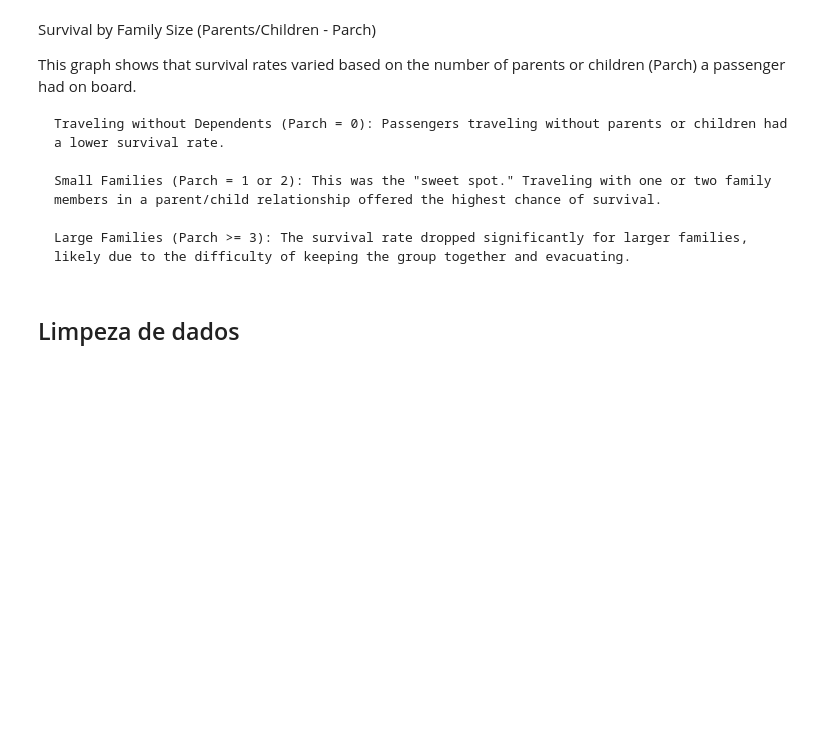
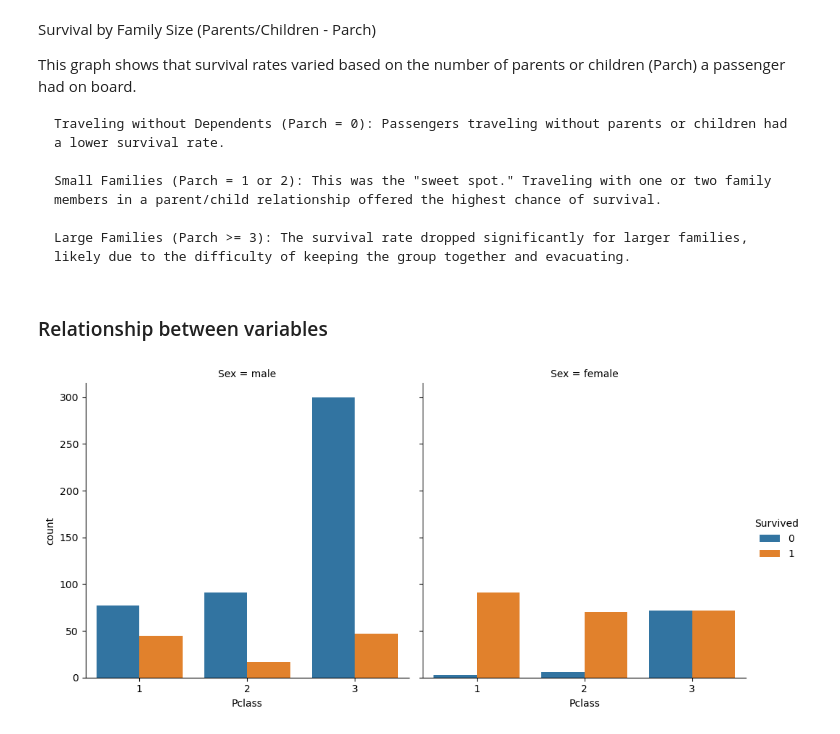
Before and after one commit to YohanFr18/titanic-naive-bayes, a Jupyter notebook: notebooks/naive_bayes.ipynb, the cells around one changed output. Cells and saved outputs as stored; diff of their text form; code cells hidden in the pictures; blank space fills up the shorter version.

```diff
--- a/notebooks/naive_bayes.ipynb
+++ b/notebooks/naive_bayes.ipynb
@@ -159,5 +173,9 @@ This graph shows that survival rates varied based on the number of parents or ch
     Small Families (Parch = 1 or 2): This was the "sweet spot." Traveling with one or two family members in a parent/child relationship offered the highest chance of survival.
 
     Large Families (Parch >= 3): The survival rate dropped significantly for larger families, likely due to the difficulty of keeping the group together and evacuating.
-# %% [markdown]
-## Limpeza de dados
+# %% [markdown]
+### Relationship between variables
+# %%
+sns.catplot(x=train['Pclass'], hue=train['Survived'], col=train['Sex'], kind="count");
+# %% [output]
+[figure, added]
```
Also changed, not shown: parts of 23 cells of this notebook.
